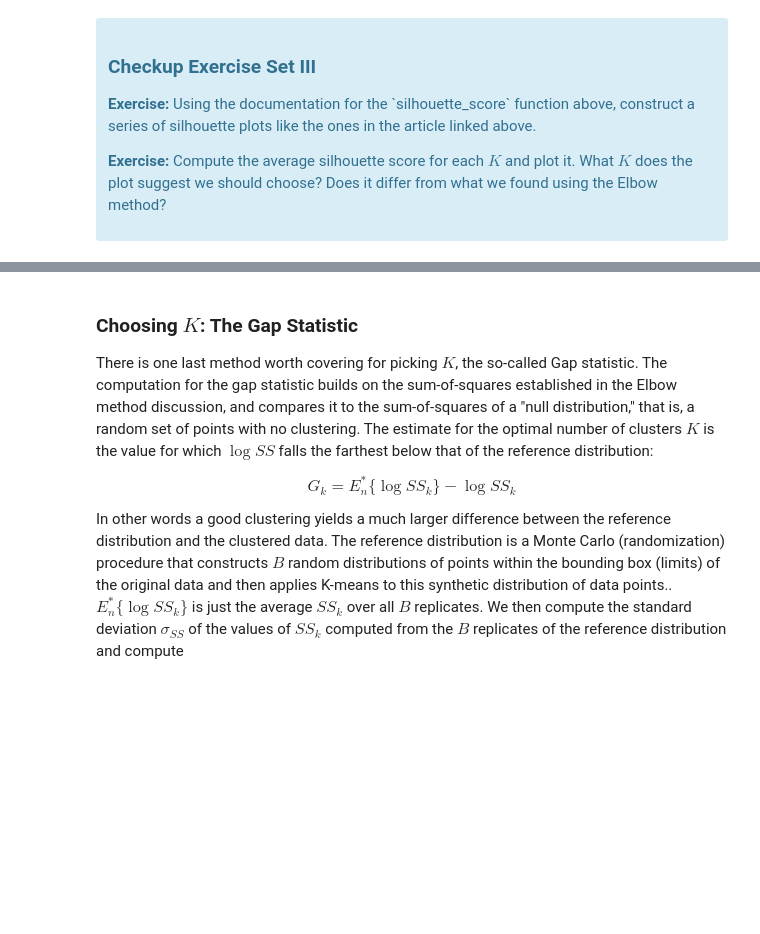
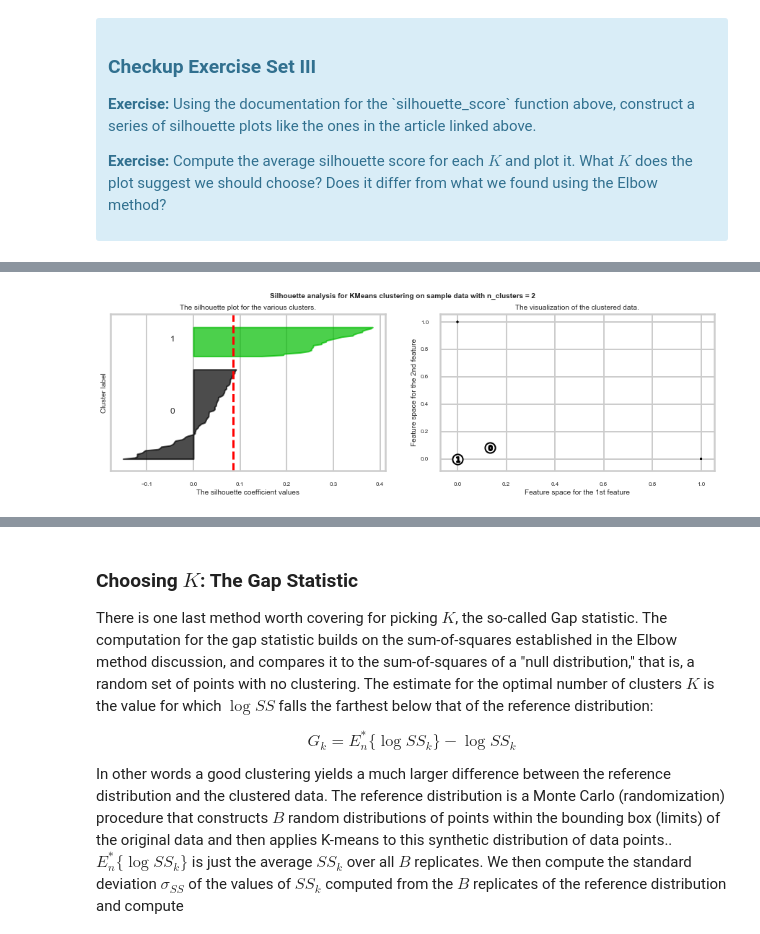
Before and after one commit to alsnkline/Springb, a Jupyter notebook: ml_clustering/Mini_Project_Clustering.ipynb, the cells around one changed output, grey strips where cells are left out. Drawn from its saved outputs; the diff is of its cells as text; code cells hidden in the pictures; blank space fills up the shorter version.

Commit message:
Next section

```diff
--- a/ml_clustering/Mini_Project_Clustering.ipynb
+++ b/ml_clustering/Mini_Project_Clustering.ipynb
@@ -185,0 +184,94 @@ Fortunately, scikit-learn provides a function to compute this for us (phew!) cal
+# %%
+train_data = matrix[matrix.columns[2:-1]]
+# %%
+# Your turn.
+from sklearn.datasets import make_blobs
+from sklearn.cluster import KMeans
+from sklearn.metrics import silhouette_samples, silhouette_score
+
+import matplotlib.pyplot as plt
+import matplotlib.cm as cm
+import numpy as np
+
+ncs = range(2, 11)
+for n_clusters in ncs:
+# Create a subplot with 1 row and 2 columns
+    fig, (ax1, ax2) = plt.subplots(1, 2)
+    fig.set_size_inches(15, 4)
+
+    # The (n_clusters+1)*10 is for inserting blank space between silhouette
+    # plots of individual clusters, to demarcate them clearly.
+    ax1.set_ylim([0, len(train_data) + (n_clusters + 1) * 10])
+
+    clusterer = KMeans(n_clusters=n_clusters)
+    cluster_labels = clusterer.fit_predict(train_data)
+
+    # The silhouette_score gives the average value for all the samples.
+    # This gives a perspective into the density and separation of the formed
+    # clusters
+    silhouette_avg = silhouette_score(train_data, cluster_labels)
+    print("For n_clusters =", n_clusters, "The average silhouette_score is :", silhouette_avg)
+
+    # Compute the silhouette scores for each sample
+    sample_silhouette_values = silhouette_samples(train_data, cluster_labels)
+
+    y_lower = 10
+    for i in range(n_clusters):
+        # Aggregate the silhouette scores for samples belonging to
+        # cluster i, and sort them
+        ith_cluster_silhouette_values = sample_silhouette_values[cluster_labels == i]
+        ith_cluster_silhouette_values.sort()
+
+        size_cluster_i = ith_cluster_silhouette_values.shape[0]
+        y_upper = y_lower + size_cluster_i
+
+        color = cm.nipy_spectral(float(i) / n_clusters)
+        ax1.fill_betweenx(np.arange(y_lower, y_upper), 0, ith_cluster_silhouette_values,
+                          facecolor=color, edgecolor=color, alpha=0.7)
+
+        # Label the silhouette plots with their cluster numbers at the middle
+        ax1.text(-0.05, y_lower + 0.5 * size_cluster_i, str(i))
+
+        # Compute the new y_lower for next plot
+        y_lower = y_upper + 10  # 10 for the 0 samples
+
+    plt.rc('font', size=12)          # controls default text sizes
+    plt.rc('axes', titlesize=10)     # fontsize of the axes title
+    plt.rc('axes', labelsize=10)    # fontsize of the x and y labels
+    plt.rc('xtick', labelsize=8)    # fontsize of the tick labels
+    plt.rc('ytick', labelsize=8)    # fontsize of the tick labels
+    plt.rc('legend', fontsize=10)    # legend fontsize
+    plt.rc('figure', titlesize=12)  # fontsize of the figure title
+
+    ax1.set_title("The silhouette plot for the various clusters.")
+    ax1.set_xlabel("The silhouette coefficient values")
+    ax1.set_ylabel("Cluster label")
+
+    # The vertical line for average silhouette score of all the values
+    ax1.axvline(x=silhouette_avg, color="red", linestyle="--")
+
+    ax1.set_yticks([])  # Clear the yaxis labels / ticks
+    #ax1.set_xticks([-0.1, 0, 0.2, 0.4, 0.6, 0.8, 1])
+
+    # 2nd Plot showing the actual clusters formed
+    colors = cm.nipy_spectral(cluster_labels.astype(float) / n_clusters)
+    ax2.scatter(train_data.iloc[:, 0], train_data.iloc[:, 1], marker='.', s=30, lw=0, alpha=0.7,
+                c=colors, edgecolor='k')
+
+    # Labeling the clusters
+    centers = clusterer.cluster_centers_
+    # Draw white circles at cluster centers
+    ax2.scatter(centers[:, 0], centers[:, 1], marker='o', c="white", alpha=1, s=200, edgecolor='k')
+
+    for i, c in enumerate(centers):
+        ax2.scatter(c[0], c[1], marker='$%d$' % i, alpha=1, s=50, edgecolor='k')
+
+    ax2.set_title("The visualization of the clustered data.")
+    ax2.set_xlabel("Feature space for the 1st feature")
+    ax2.set_ylabel("Feature space for the 2nd feature")
+
+    plt.suptitle(("Silhouette analysis for KMeans clustering on sample data "
+                  "with n_clusters = %d" % n_clusters), fontsize=10, fontweight='bold')
+
+plt.show()
+# %% [output]
@@ -185,0 +287 @@ Fortunately, scikit-learn provides a function to compute this for us (phew!) cal
+[figure, added]
```
Also changed, not shown: parts of 8 cells of this notebook.
